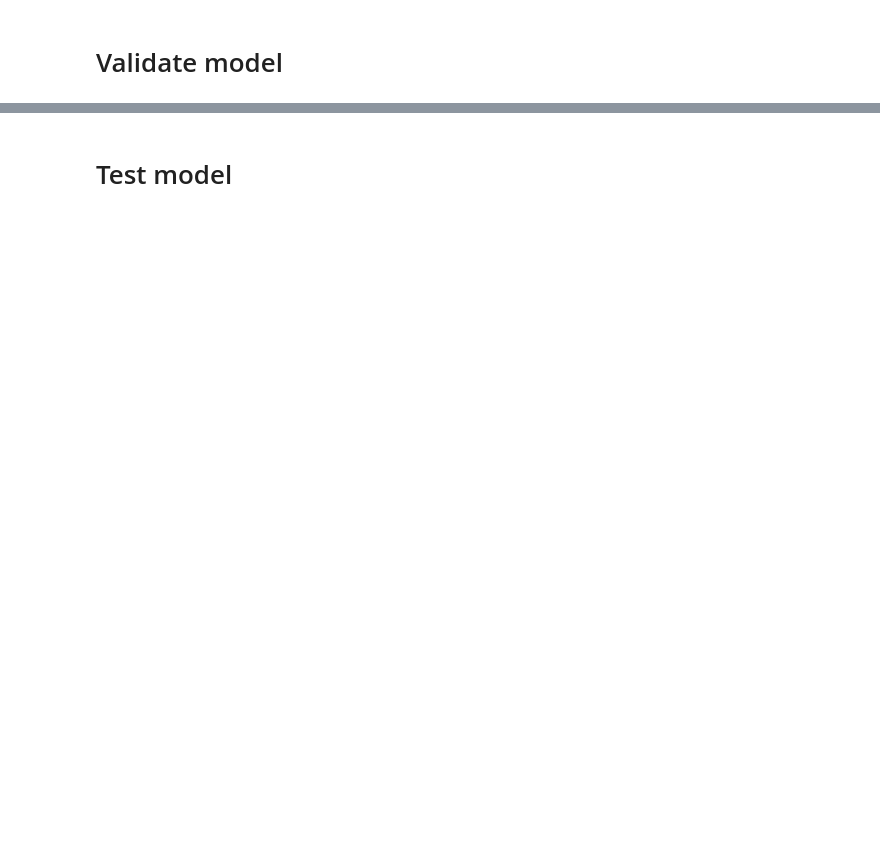
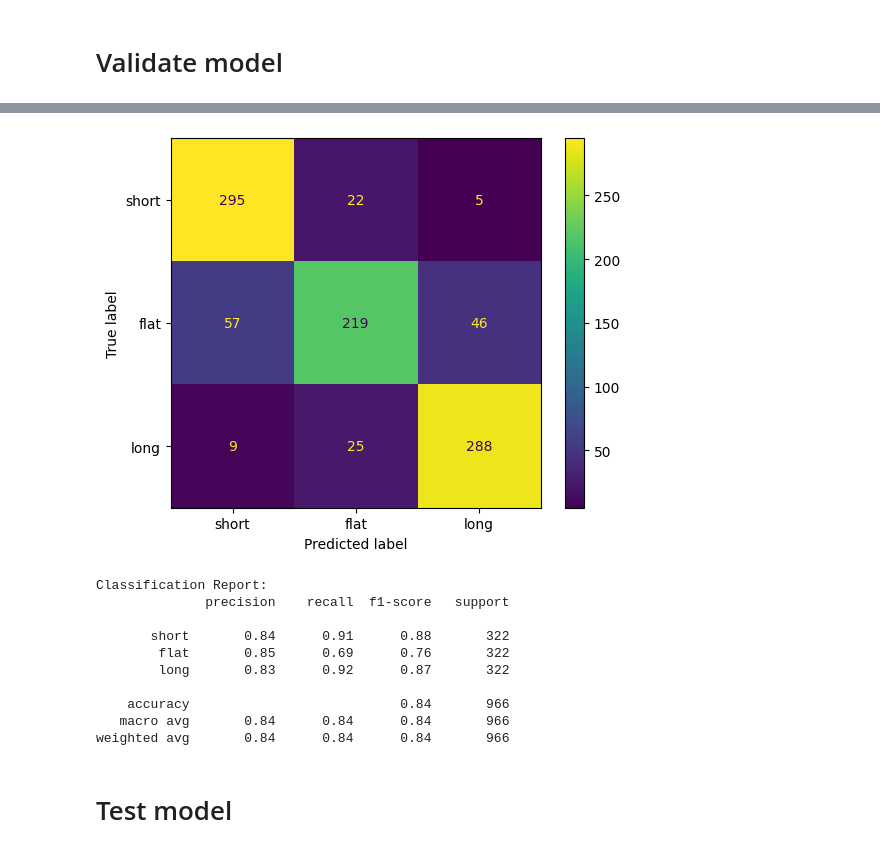
Before and after one commit to sunnypiase/CnnTrading, a Jupyter notebook: CnnTrans/CnnMain.ipynb, the cells around one changed output, grey strips where cells are left out. Saved outputs shown, nothing was run; the diff lists cells and outputs as text; code cells hidden in the pictures; blank space fills up the shorter version.

```diff
--- a/CnnTrans/CnnMain.ipynb
+++ b/CnnTrans/CnnMain.ipynb
@@ -207,0 +530,2 @@ X_test,  y_test, out_test  = np.array(X_test),  np.array(y_test), np.array(out_t
+# %%
+compute_profit(X_val_slice, y_val_slice, labels_val_slice)
@@ -370,16 +1514,16 @@ model = Simple1DCNN(num_channels=5, seq_len=600, num_classes=3)
 # %% [markdown]
 # Load model
 # %%
-# Reconstruct the model architecture
-device = torch.device("cuda" if torch.cuda.is_available() else "cpu")
+# # Reconstruct the model architecture
+# device = torch.device("cuda" if torch.cuda.is_available() else "cpu")
 
-model = Simple1DCNN(num_channels=5, seq_len=600, num_classes=3)
+# model = Simple1DCNN(num_channels=5, seq_len=600, num_classes=3)
 
-# Load the saved state dictionary
-model.load_state_dict(torch.load(MODEL_PATH, map_location=device))
+# # Load the saved state dictionary
+# model.load_state_dict(torch.load(MODEL_PATH, map_location=device))
 
-# Move to device
-model.to(device)
+# # Move to device
+# model.to(device)
 # %% [markdown]
 # Train model
 # %%
@@ -438,7 +1719,7 @@ val_loader = DataLoader(val_dataset, batch_size=batch_size, shuffle=False)
 # %%
 import torch
 import numpy as np
-from sklearn.metrics import confusion_matrix, classification_report
+from sklearn.metrics import ConfusionMatrixDisplay, classification_report
 
 model.eval()
 val_loss = 0.0
@@ -482,14 +1763,15 @@ print(f"Validation Loss: {val_loss:.4f}, Validation Acc: {val_acc:.4f}")
 # Additional Metrics
 # --------------------------------------------------------------------------
 
-# 1) Confusion Matrix
-cm = confusion_matrix(all_labels, all_preds)
-print("Confusion Matrix:")
-print(cm)
+target_names = ["short", "flat", "long"]  # adjust if needed
 
+disp = ConfusionMatrixDisplay(confusion_matrix=cm, display_labels=target_names)
+disp.plot()
+# And show it:
+plt.show()
 # 2) Classification Report
 #    If you have 3 classes: 0="short", 1="flat", 2="long" (example)
-target_names = ["short", "flat", "long"]  # adjust if needed
 report = classification_report(all_labels, all_preds, target_names=target_names)
 print("Classification Report:")
 print(report)
+# %% [output]
@@ -496,3 +1779,14 @@ print(report)
+[figure, added]
+Classification Report:
+              precision    recall  f1-score   support
+
+       short       0.84      0.91      0.88       322
+        flat       0.85      0.69      0.76       322
+        long       0.83      0.92      0.87       322
+
+    accuracy                           0.84       966
+   macro avg       0.84      0.84      0.84       966
+weighted avg       0.84      0.84      0.84       966
 # %% [markdown]
 # Test model
 # %%
```
Also changed, not shown: parts of 72 cells of this notebook, 2 other files.
